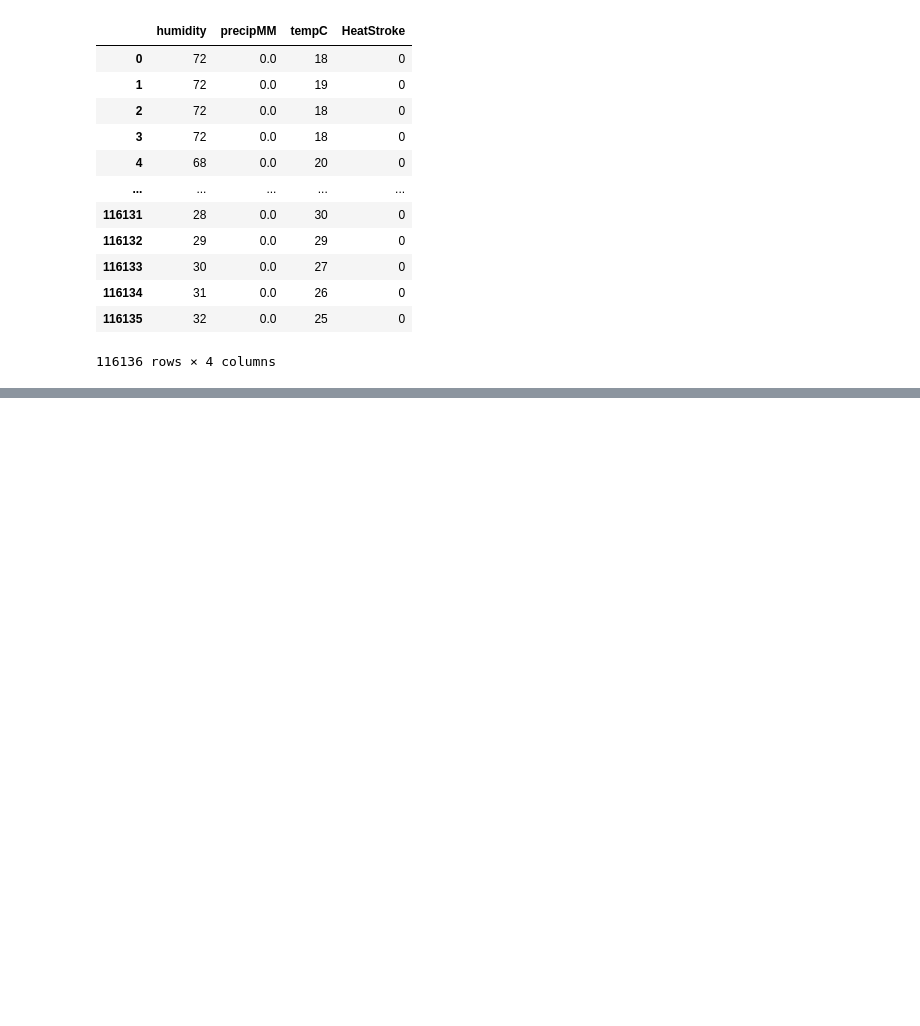
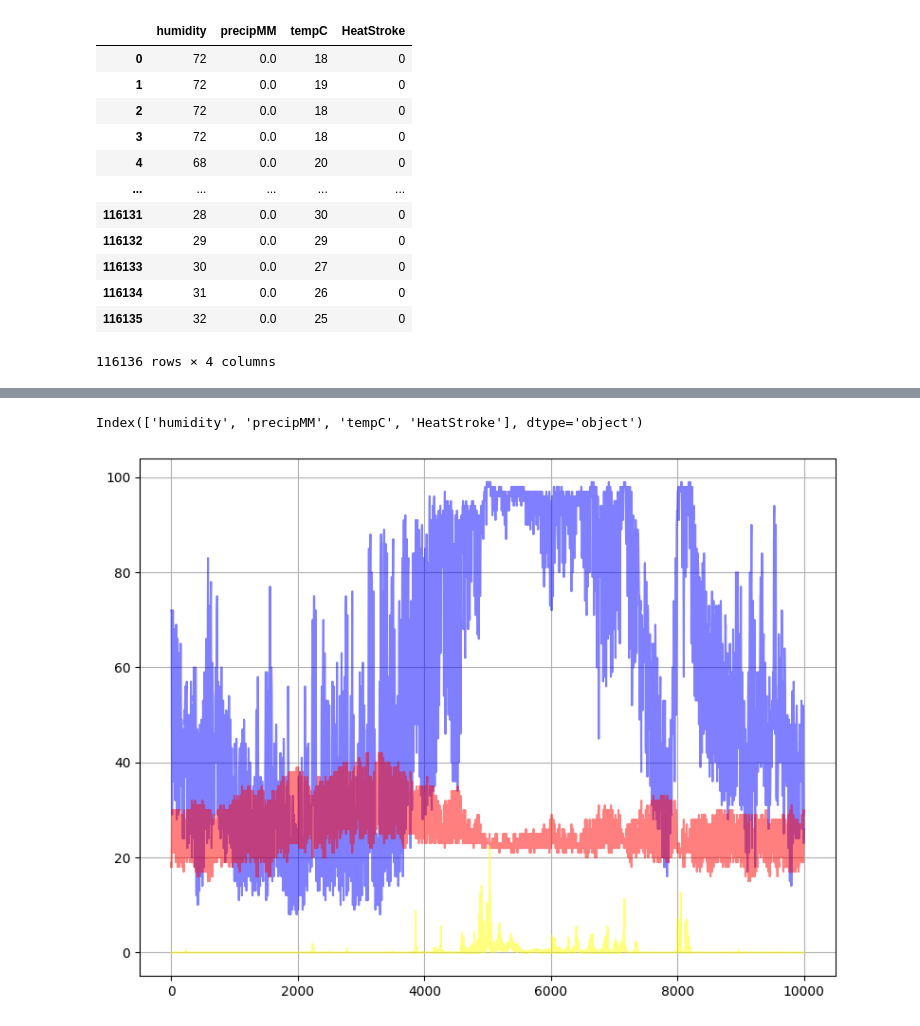
Before and after one commit to Khaire7031/Climate-Change-Impact-On-Human-Health-In-Pune, a Jupyter notebook: AddDisease.ipynb, the cells around one changed output, grey strips where cells are left out. Cells and saved outputs as stored; diff of their text form; code cells hidden in the pictures; blank space fills up the shorter version.

```diff
--- a/AddDisease.ipynb
+++ b/AddDisease.ipynb
@@ -42,0 +94,19 @@ data
+# %%
+data.columns
+# %% [output]
+Index(['humidity', 'precipMM', 'tempC', 'HeatStroke'], dtype='object')
+# %%
+import matplotlib.pyplot as plt
+
+newData = data.head(10000)
+# Create a scatter plot for 'humidity'
+plt.figure(figsize=(8, 6))
+plt.plot(range(len(newData)), newData['humidity'], color='blue', alpha=0.5)
+plt.plot(range(len(newData)), newData['tempC'], color='red', alpha=0.5)
+plt.plot(range(len(newData)), newData['precipMM'], color='yellow', alpha=0.5)
+
+plt.grid(True)
+plt.tight_layout()
+plt.show()
+# %% [output]
+[figure, added]
```
Also changed, not shown: parts of 8 cells of this notebook, 7 other files.
